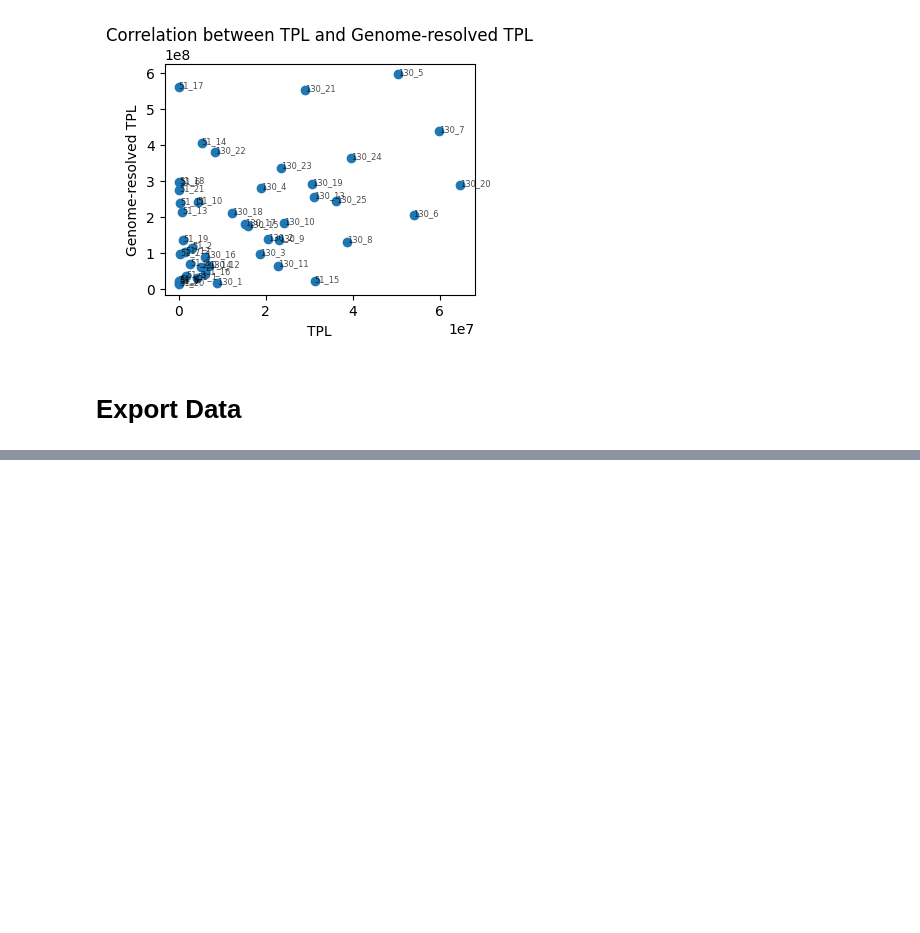
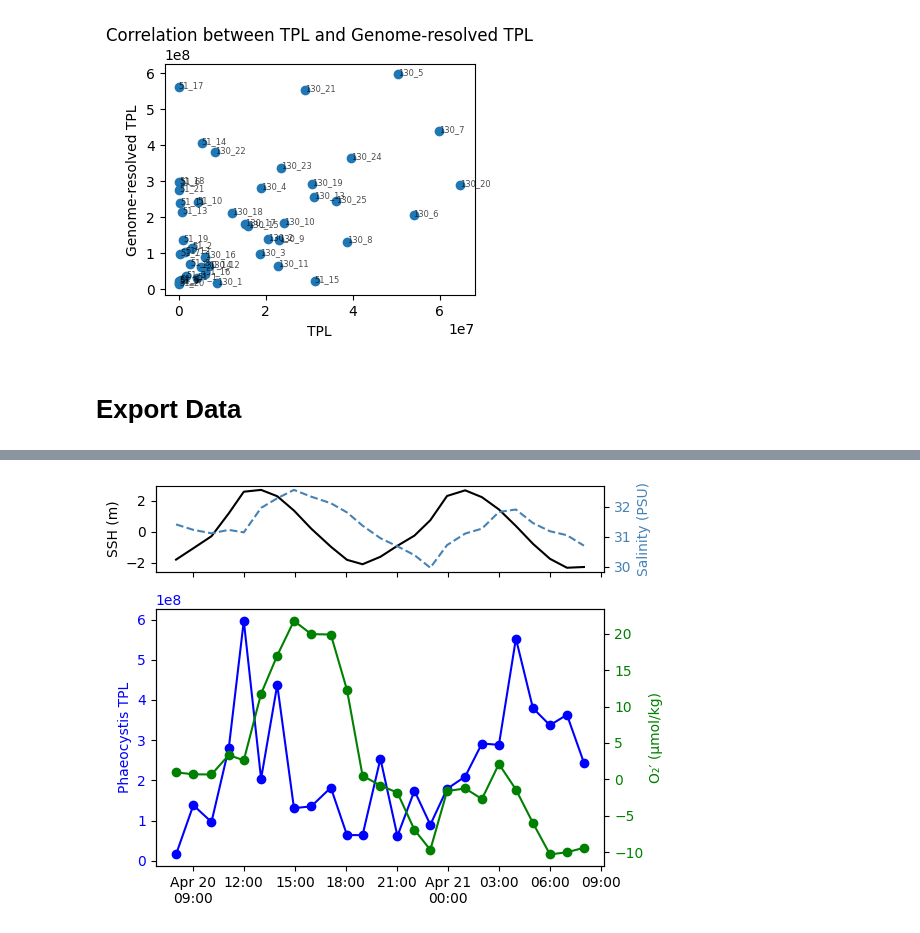
Before and after one commit to MichielPerneel/spring_campaign_2023, a Jupyter notebook: scripts/phaglo1_analysis.ipynb, the cells around one changed output, grey strips where cells are left out. Drawn from its saved outputs; the diff is of its cells as text; code cells hidden in the pictures; blank space fills up the shorter version.

```diff
--- a/scripts/phaglo1_analysis.ipynb
+++ b/scripts/phaglo1_analysis.ipynb
@@ -320,0 +393,84 @@ Saved long table to ../data/phaglo1_mapping/gene_expression/phaeo_long_tpm.csv w
+# %%
+# Add SSH and salinity to the same figure, clean up dates
+
+# Store first date (normalized to day)
+first_day = df_130_sum['Date'].iloc[0].normalize()
+
+def custom_date_formatter(x, pos):
+    dt = mdates.num2date(x)
+
+    # If first tick
+    if dt.date() == first_day.date() and pos == 0:
+        return dt.strftime('%b %d\n%H:%M')
+
+    # If midnight
+    if dt.hour == 0 and dt.minute == 0:
+        return dt.strftime('%b %d\n%H:%M')
+
+    # Otherwise show only time
+    return dt.strftime('%H:%M')
+
+fig, (ax_top, ax_bottom) = plt.subplots(
+    2, 1,
+    figsize=(6,4.5),
+    sharex=True,
+    gridspec_kw={'height_ratios':[1,3]}
+)
+
+ax_ssh = ax_top
+
+# Sea surface height
+ax_ssh.plot(
+    df_130_sum['Date'],
+    df_130_sum['sea_surface_height_above_sea_level'],
+    color='black',
+    label='SSH'
+)
+ax_ssh.set_ylabel("SSH (m)", color='black')
+ax_ssh.tick_params(axis='y', labelcolor='black')
+
+# Salinity on second y-axis
+ax_sal = ax_ssh.twinx()
+
+ax_sal.plot(
+    df_130_sum['Date'],
+    df_130_sum['Salinity'],
+    color='steelblue',
+    linestyle='--',
+    label='Salinity'
+)
+ax_sal.set_ylabel("Salinity (PSU)", color='steelblue')
+ax_sal.tick_params(axis='y', labelcolor='steelblue')
+
+ax_ssh.spines[['top']].set_visible(False)
+
+ax1 = ax_bottom
+
+ax1.plot(
+    df_130_sum['Date'],
+    df_130_sum['TPL'],
+    marker='o',
+    color='blue'
+)
+ax1.set_ylabel("Phaeocystis TPL", color='blue')
+ax1.tick_params(axis='y', labelcolor='blue')
+
+ax2 = ax1.twinx()
+
+ax2.plot(
+    df_130_sum['Date'],
+    df_130_sum['O2prime_interp'],
+    marker='o',
+    color='green'
+)
+ax2.set_ylabel("O₂′ (µmol/kg)", color='green')
+ax2.tick_params(axis='y', labelcolor='green')
+
+ax_bottom.xaxis.set_major_formatter(
+    custom_date_formatter
+)
+
+plt.tight_layout()
+plt.show()
+# %% [output]
+[figure, added]
```
Also changed, not shown: parts of 11 cells of this notebook, 3 other files.
